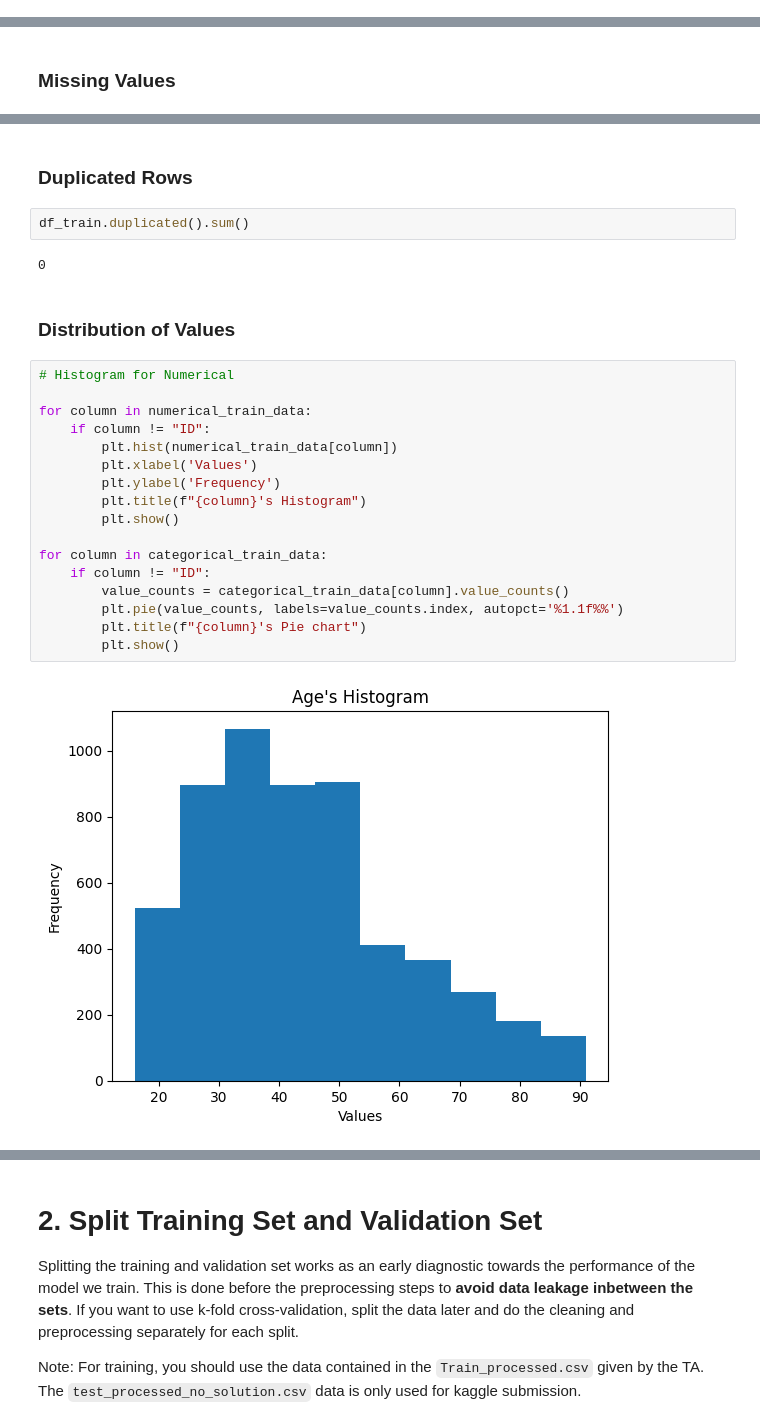
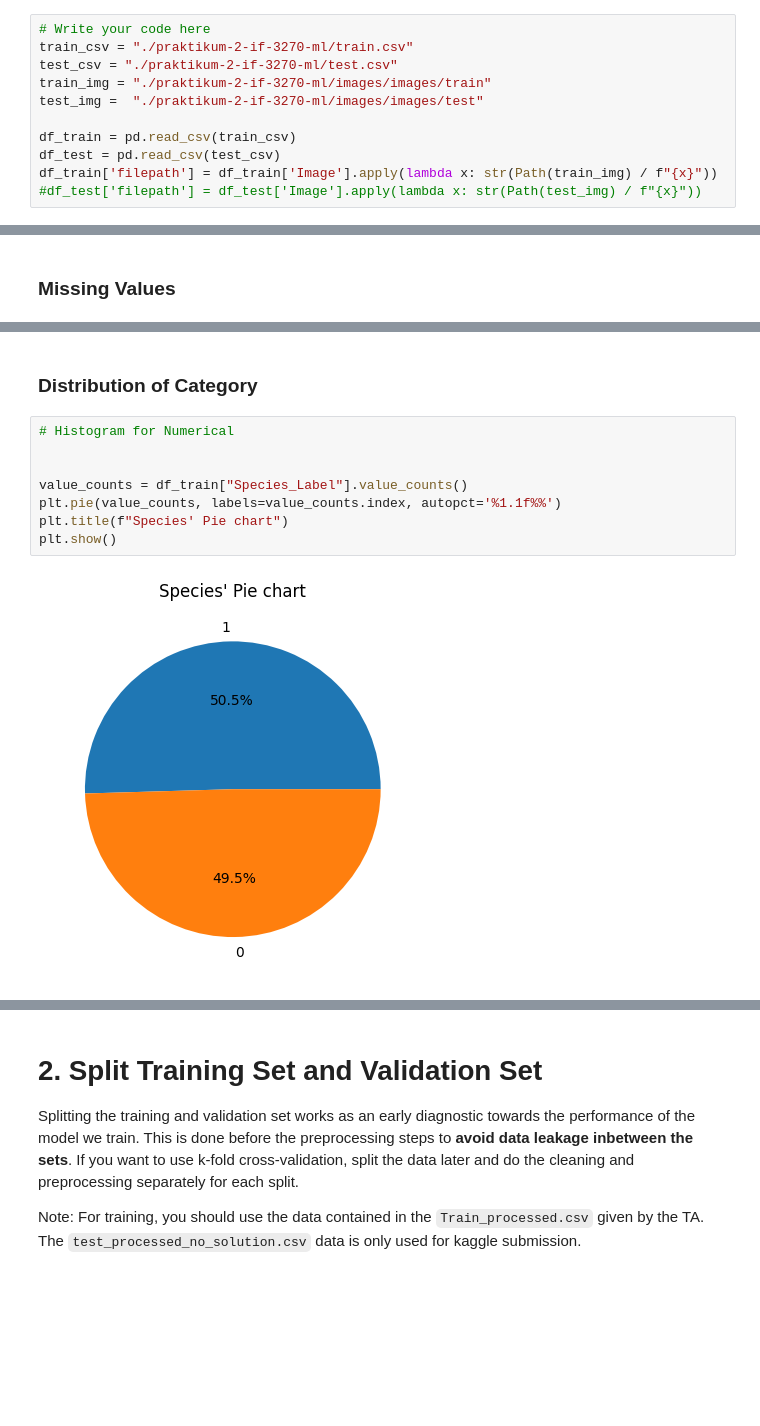
Before and after one commit to Kharris-Khisunica/Prak2ML, a Jupyter notebook: 13522051_13522105_K1_Deadline1.ipynb, the cells around one changed output, grey strips where cells are left out. Saved outputs shown, nothing was run; the diff lists cells and outputs as text; blank space fills up the shorter version.

```diff
--- a/13522051_13522105_K1_Deadline1.ipynb
+++ b/13522051_13522105_K1_Deadline1.ipynb
@@ -44,3 +28,14 @@ df_test = pd.read_csv(url_test)
+# %%
+# Write your code here
+train_csv = "./praktikum-2-if-3270-ml/train.csv"
+test_csv = "./praktikum-2-if-3270-ml/test.csv"
+train_img = "./praktikum-2-if-3270-ml/images/images/train"
+test_img =  "./praktikum-2-if-3270-ml/images/images/test"
+
+df_train = pd.read_csv(train_csv)
+df_test = pd.read_csv(test_csv)
+df_train['filepath'] = df_train['Image'].apply(lambda x: str(Path(train_img) / f"{x}"))
+#df_test['filepath'] = df_test['Image'].apply(lambda x: str(Path(test_img) / f"{x}"))
 # %% [markdown]
 # 1. Exploratory Data Analysis
 
@@ -136,28 +81,13 @@ df_train.isnull().sum()
 dtype: int64
-# %% [markdown]
-### Duplicated Rows
-# %%
-df_train.duplicated().sum()
-# %% [output]
-0
 # %% [markdown]
-### Distribution of Values
+### Distribution of Category
 # %%
 # Histogram for Numerical
 
-for column in numerical_train_data:
-    if column != "ID":
-        plt.hist(numerical_train_data[column])
-        plt.xlabel('Values')
-        plt.ylabel('Frequency')
-        plt.title(f"{column}'s Histogram")
-        plt.show()
 
-for column in categorical_train_data:
-    if column != "ID":
-        value_counts = categorical_train_data[column].value_counts()
-        plt.pie(value_counts, labels=value_counts.index, autopct='%1.1f%%')
-        plt.title(f"{column}'s Pie chart")
-        plt.show()
+value_counts = df_train["Species_Label"].value_counts()
+plt.pie(value_counts, labels=value_counts.index, autopct='%1.1f%%')
+plt.title(f"Species' Pie chart")
+plt.show()
 # %% [output]
-[figure, old version]
+[figure, new version]
```
Also changed, not shown: parts of 32 cells of this notebook.
